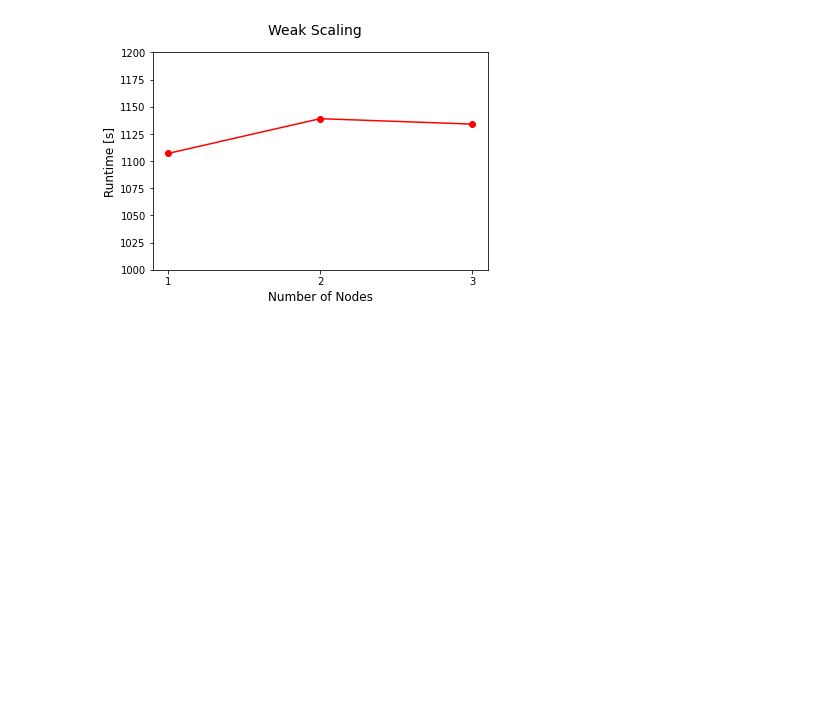
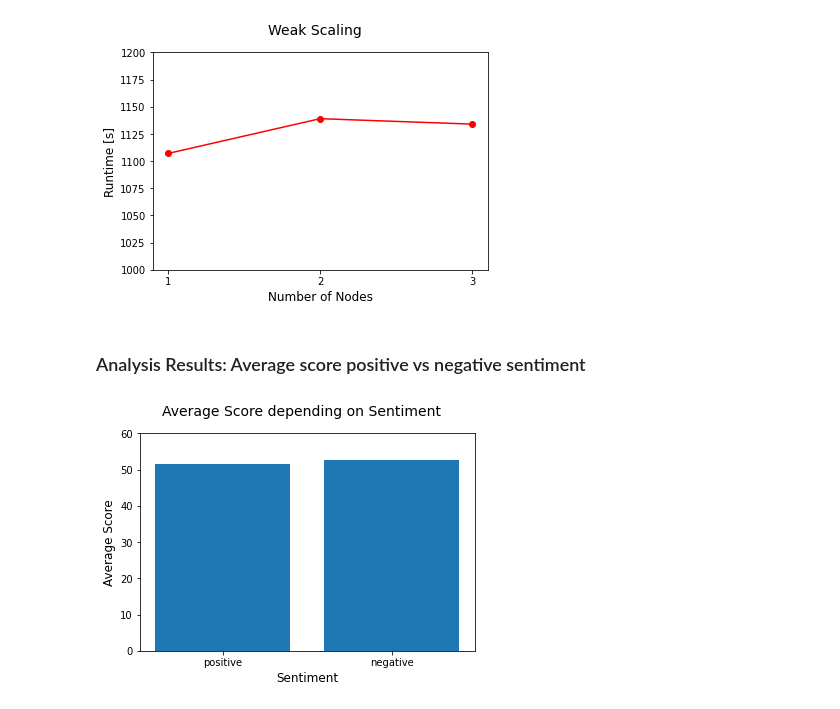
Before and after one commit to nmartinbekier/de1_g19_project, a Jupyter notebook: sentiment_analysis.ipynb, the cells around one changed output. Drawn from its saved outputs; the diff is of its cells as text; code cells hidden in the pictures; blank space fills up the shorter version.

Commit message:
added figures

```diff
--- a/sentiment_analysis.ipynb
+++ b/sentiment_analysis.ipynb
@@ -188,3 +183,20 @@ fig.suptitle('Weak Scaling', fontsize=14)
 fig.savefig('weak_scaling.jpg')
 # %% [output]
 [figure]
+# %% [markdown]
+### Analysis Results: Average score positive vs negative sentiment
+# %%
+x = ['positive','negative']
+y = [51.68, 52.72]
+
+fig = plt.figure()
+plt.bar(x, y)
+plt.ylim([0, 60])
+
+plt.xlabel('Sentiment', fontsize=12)
+plt.ylabel('Average Score', fontsize=12)
+
+fig.suptitle('Average Score depending on Sentiment', fontsize=14)
+fig.savefig('sentiment_analysis_score.jpg')
+# %% [output]
+[figure, added]
```
Also changed, not shown: parts of 3 cells of this notebook, 2 other files.
